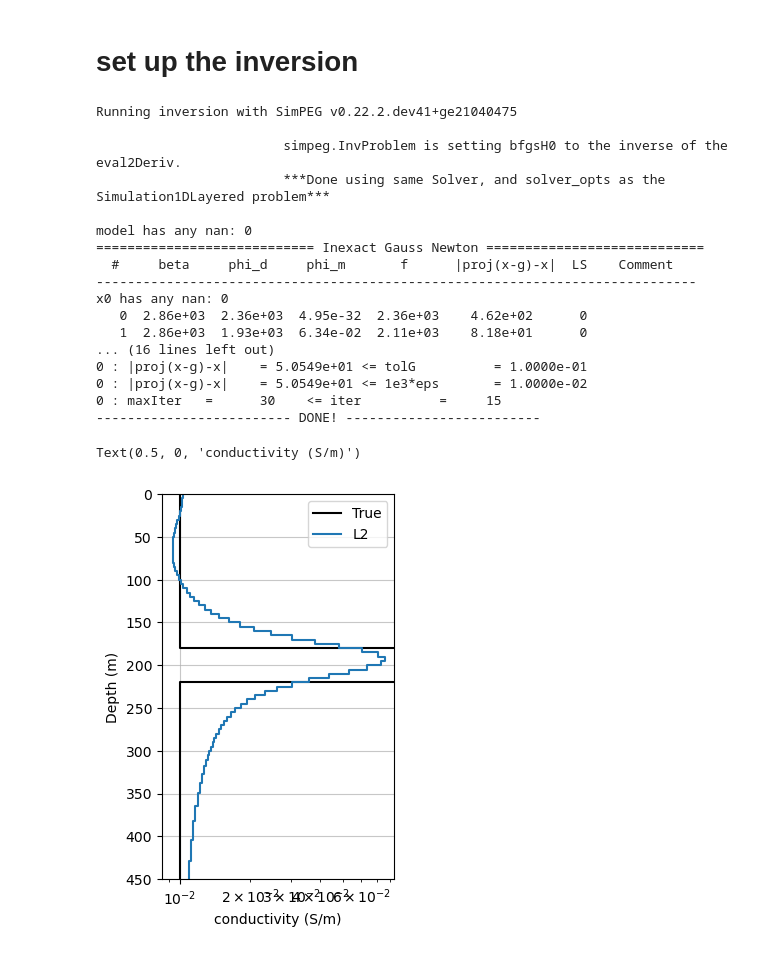
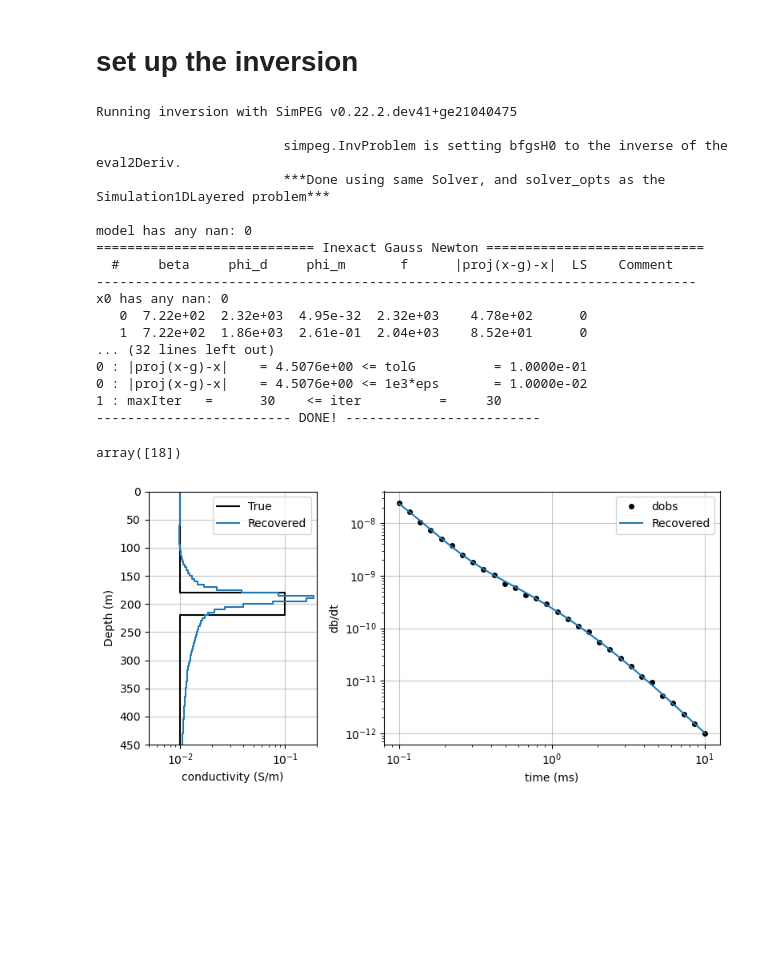
Before and after one commit to ubcgif/2024-aqgeo-meeting-em-tutorial, a Jupyter notebook: 4-inversion-1D.ipynb, the cells around one changed output. Drawn from its saved outputs; the diff is of its cells as text; code cells hidden in the pictures; blank space fills up the shorter version.

```diff
--- a/4-inversion-1D.ipynb
+++ b/4-inversion-1D.ipynb
@@ -207,8 +229,10 @@ def setup_inversion(alpha_s=0.1, alpha_x=1):
     inv = inversion.BaseInversion(inv_prob, directives_list)
 
     return inv, save_iteration
+# %%
+# create the inversion object
+inv, save_iteration = setup_inversion(alpha_s=1/cell_size**2, alpha_x=1)
 # %%
-inv, save_iteration = setup_inversion(alpha_s=1e-2, alpha_x=1)
 # Run the inversion
 starting_model = np.log(sigma_back)*np.ones(mesh.n_cells)
 recovered_model = inv.run(starting_model)
@@ -223,10 +247,10 @@ model has any nan: 0
   #     beta     phi_d     phi_m       f      |proj(x-g)-x|  LS    Comment
 -----------------------------------------------------------------------------
 x0 has any nan: 0
-   0  2.86e+03  2.36e+03  4.95e-32  2.36e+03    4.62e+02      0
-   1  2.86e+03  1.93e+03  6.34e-02  2.11e+03    8.18e+01      0
-... (16 lines left out)
-0 : |proj(x-g)-x|    = 5.0549e+01 <= tolG          = 1.0000e-01
-0 : |proj(x-g)-x|    = 5.0549e+01 <= 1e3*eps       = 1.0000e-02
-0 : maxIter   =      30    <= iter          =     15
+   0  7.22e+02  2.32e+03  4.95e-32  2.32e+03    4.78e+02      0
+   1  7.22e+02  1.86e+03  2.61e-01  2.04e+03    8.52e+01      0
+... (32 lines left out)
+0 : |proj(x-g)-x|    = 4.5076e+00 <= tolG          = 1.0000e-01
+0 : |proj(x-g)-x|    = 4.5076e+00 <= 1e3*eps       = 1.0000e-02
+1 : maxIter   =      30    <= iter          =     30
 ------------------------- DONE! -------------------------
@@ -233,15 +271,29 @@ x0 has any nan: 0
+# %%
+def plot_obs_pred_data(model, dpred, ax=None):
+    if ax is None:
+        fig, ax = plt.subplots(1, 1, figsize=(3.5, 3))
+
+    ax.loglog(rx_times*1e3, -dobs, "ko", label="dobs", ms=4)
+    ax.loglog(rx_times*1e3, -dpred, label="Recovered")
+
+    ax.legend()
+    ax.grid("both", alpha=0.7)
+    ax.set_xlabel("time (ms)")
+    ax.set_ylabel("db/dt")
+    return ax
+# %%
+diff_from_target = save_iteration.inversion_results["phi_d"] - survey.nD
+np.where(diff_from_target == np.max(diff_from_target[diff_from_target < 0]))[0]
+# %% [output]
+array([18])
+# %%
+# model that reaches target misfit
+diff_from_target = save_iteration.inversion_results["phi_d"] - survey.nD
+iter_target = np.where(diff_from_target == np.max(diff_from_target[diff_from_target < 0]))[0][0]
 # %%
-fig, ax = plt.subplots(1, 1, figsize=(3, 5))
-
-plot_1d_layer_model(simulation_3layer.thicknesses, np.exp(m_true), ax=ax, color="k", label="True")
-plot_1d_layer_model(mesh.h[0], np.exp(recovered_model), ax=ax, label="L2")
-
-ax.set_ylim([450, 0])
-# ax.set_xlim([6e-3, 2e-1])
-ax.grid("both", alpha=0.7)
-ax.legend()
-
-ax.set_xlabel("conductivity (S/m)")
+fig, ax = plt.subplots(1, 2, figsize=(8, 4), gridspec_kw={"width_ratios":[1, 2]})
+plot_recovered_model(save_iteration.inversion_results["model"][iter_target], ax=ax[0])
+plot_obs_pred_data(recovered_model, save_iteration.inversion_results["dpred"][iter_target], ax=ax[1])
+plt.tight_layout()
 # %% [output]
-Text(0.5, 0, 'conductivity (S/m)')
-[figure, old version]
+[figure, new version]
```
Also changed, not shown: parts of 24 cells of this notebook, 4 other files.
